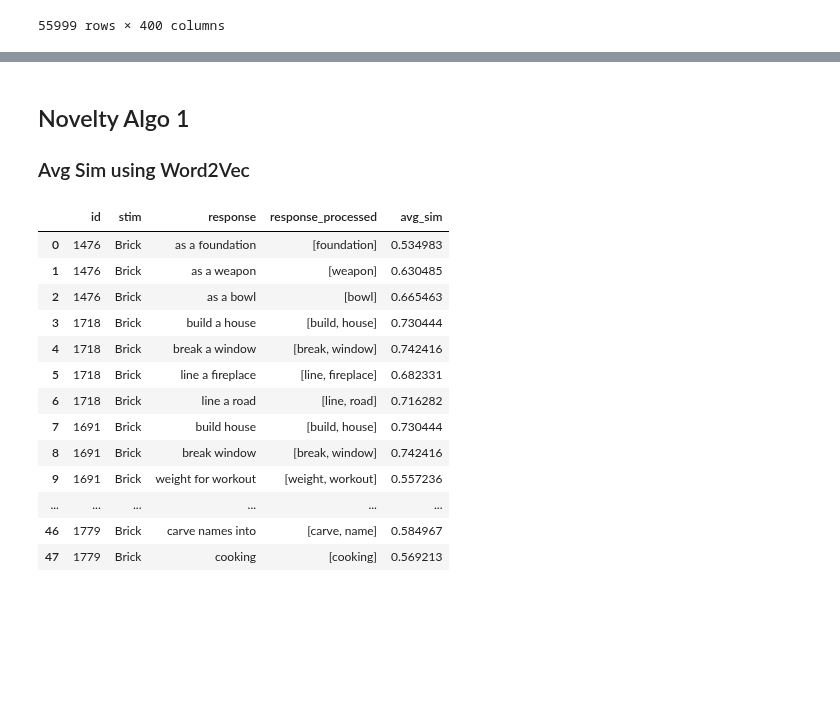
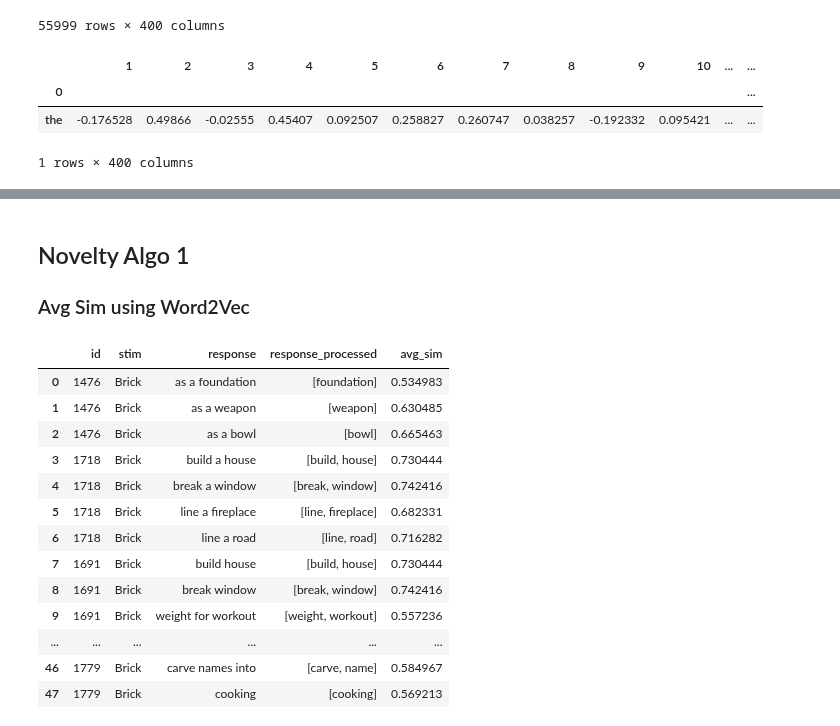
Before and after one commit to DijunQuant/AUT-Scoring, a Jupyter notebook: scripts/novelty_algo.ipynb, the cells around one changed output, grey strips where cells are left out. Drawn from its saved outputs; the diff is of its cells as text; code cells hidden in the pictures; blank space fills up the shorter version.

```diff
--- a/scripts/novelty_algo.ipynb
+++ b/scripts/novelty_algo.ipynb
@@ -156,3 +157,10 @@ ukwac_sem_space
 | pemba | 0.922988 | -0.174585 | 0.473140 | -0.524949 | -0.179018 | 0.199246 | 1.421068 | 2.254853 | 0.750933 | 0.486910 | ... | ... |
 | escobar | 0.484464 | -0.977963 | -0.396020 | -1.881472 | 0.705382 | 1.775601 | -2.345733 | -1.273626 | 0.742449 | -0.285108 | ... | ... |
 55999 rows × 400 columns
+# %%
+ukwac_sem_space.loc[['the']]
+# %% [output]
+|  | 1 | 2 | 3 | 4 | 5 | 6 | 7 | 8 | 9 | 10 | ... | ... |
+| 0 |  |  |  |  |  |  |  |  |  |  |  | ... |
+| the | -0.176528 | 0.49866 | -0.02555 | 0.45407 | 0.092507 | 0.258827 | 0.260747 | 0.038257 | -0.192332 | 0.095421 | ... | ... |
+1 rows × 400 columns
```
Also changed, not shown: parts of 12 cells of this notebook.
